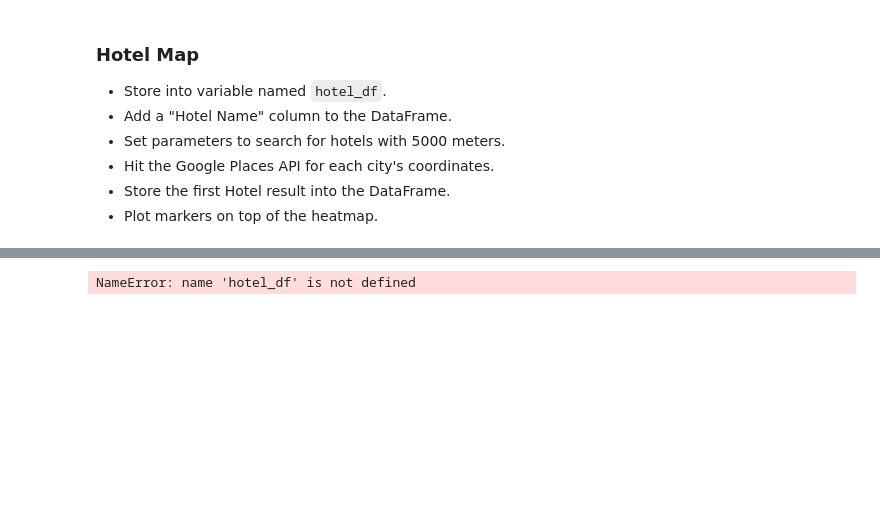
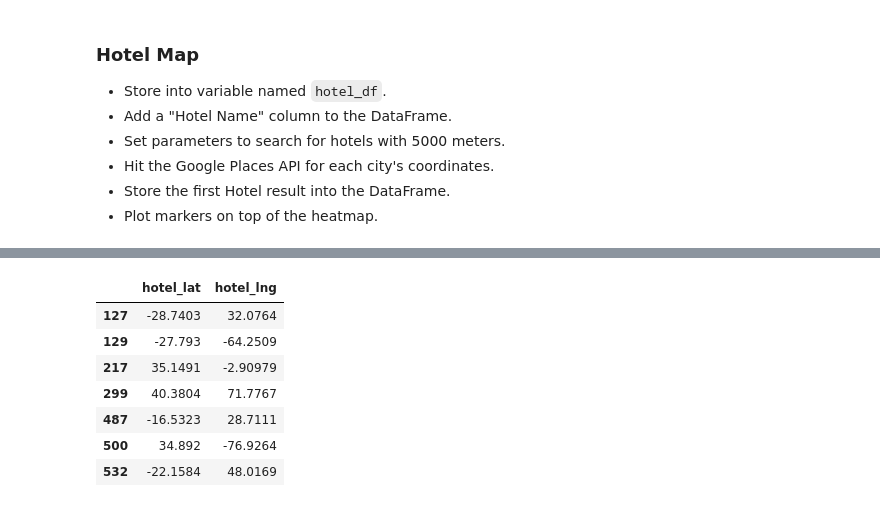
Before and after one commit to timmcgowan/python-api-challenge, a Jupyter notebook: VacationPy/VacationPy.ipynb, the cells around one changed output, grey strips where cells are left out. Drawn from its saved outputs; the diff is of its cells as text; code cells hidden in the pictures; blank space fills up the shorter version.

```diff
--- a/VacationPy/VacationPy.ipynb
+++ b/VacationPy/VacationPy.ipynb
@@ -77,19 +250,28 @@ fig
 # %%
 # NOTE: Do not change any of the code in this cell
 
 # Using the template add the hotel marks to the heatmap
 info_box_template = """
 <dl>
 <dt>Name</dt><dd>{Hotel Name}</dd>
-<dt>City</dt><dd>{City}</dd>
-<dt>Country</dt><dd>{Country}</dd>
+<dt>City</dt><dd>{city}</dd>
+<dt>Country</dt><dd>{country}</dd>
+<dt>Rating</dt><dd>{hotel_rating}</dd>
 </dl>
 """
 # Store the DataFrame Row
 # NOTE: be sure to update with your DataFrame name
 hotel_info = [info_box_template.format(**row) for index, row in hotel_df.iterrows()]
-locations = hotel_df[["Lat", "Lng"]]
+locations = hotel_df[["hotel_lat", "hotel_lng"]]
+hotel_df[["hotel_lat", "hotel_lng"]]
 # %% [output]
-NameError: name 'hotel_df' is not defined
+|  | hotel_lat | hotel_lng |
+| 127 | -28.7403 | 32.0764 |
+| 129 | -27.793 | -64.2509 |
+| 217 | 35.1491 | -2.90979 |
+| 299 | 40.3804 | 71.7767 |
+| 487 | -16.5323 | 28.7111 |
+| 500 | 34.892 | -76.9264 |
+| 532 | -22.1584 | 48.0169 |
 # %%
 # Add marker layer ontop of heat map
```
Also changed, not shown: parts of 13 cells of this notebook, 10 other files.
